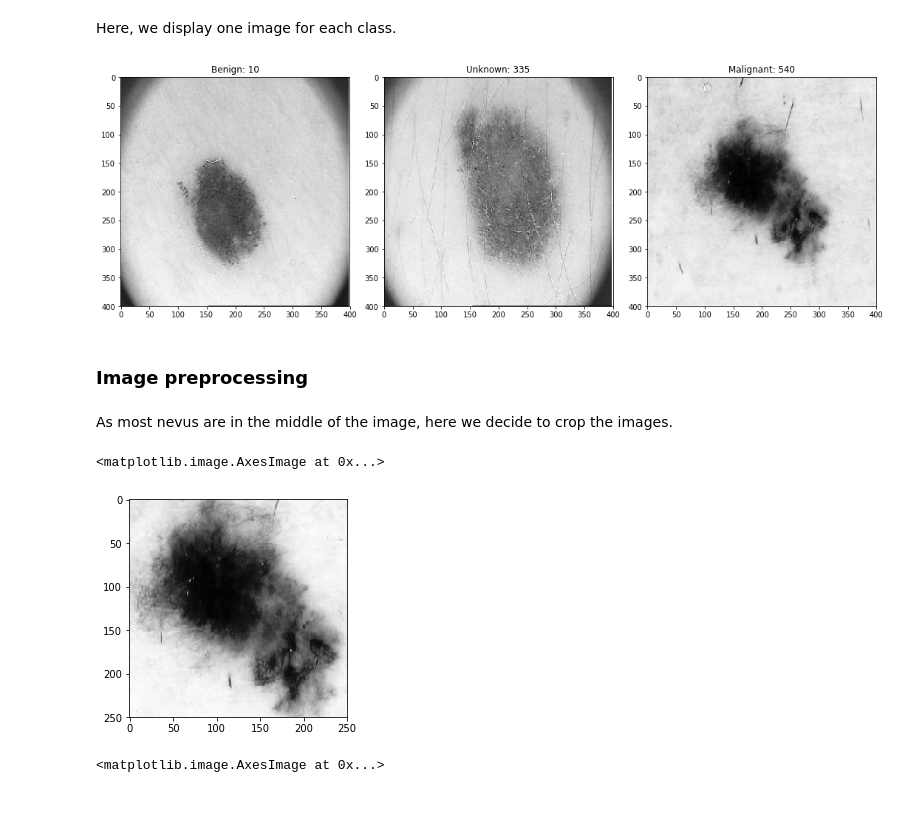
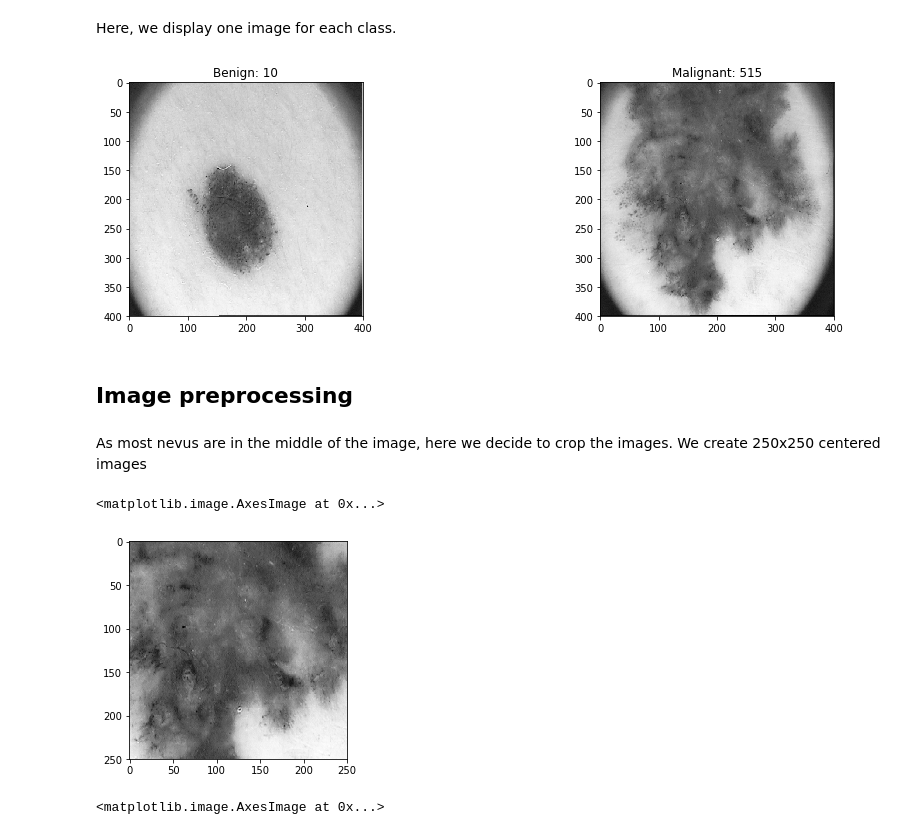
Before and after one commit to jeanbabs/Melanoma_detection, a Jupyter notebook: jean.ipynb, the cells around one changed output. Drawn from its saved outputs; the diff is of its cells as text; code cells hidden in the pictures; blank space fills up the shorter version.

```diff
--- a/jean.ipynb
+++ b/jean.ipynb
@@ -4,7 +4,7 @@ import numpy as np
 # %% [markdown]
 ### The input data
 # %%
-X_train = np.load('data/Data_train/data_train.npy', mmap_mode='r')
+X_train = np.load('data/data_train/data_train.npy', mmap_mode='r')
 
 print("The training data is made of {} images of {}x{} pixels".format(
     *X_train.shape))
@@ -42,7 +41,7 @@ The labels consist of a `pandas.DataFrame` containing for each row :
 # %%
 df['label'].value_counts().sort_index().plot.bar(figsize=(12, 6))
 
-labels = ['Benign','Unknown','Malignant']
+labels = ['Benign','Malignant']
 
 labels_count_df = df.groupby(['label']).agg('count').reset_index()
 labels_count_df['name'] = pd.Series(data=labels)
@@ -81,22 +80,22 @@ However, these data are not provided for the current challenge. But the age and
 # %% [markdown]
 Here, we display one image for each class.
 # %%
-idx_list = [10, 335, 540]
+idx_list = [10, 515]
 # %%
 import matplotlib.pyplot as plt
 %matplotlib inline
 # %%
-fig, axes = plt.subplots(ncols=3, figsize=(15, 5))
+fig, axes = plt.subplots(ncols=2, figsize=(15, 4))
 for i, idx in enumerate(idx_list):
     axes[i].imshow(X_train[idx], cmap='Greys_r')
     axes[i].set_title(labels[i] + ': %d' % idx)
 fig.tight_layout()
 # %% [output]
-[figure, old version]
+[figure, new version]
 # %% [markdown]
-### Image preprocessing
+## Image preprocessing
 # %% [markdown]
-As most nevus are in the middle of the image, here we decide to crop the images.
+As most nevus are in the middle of the image, here we decide to crop the images. We create 250x250 centered images
 # %%
 def crop_center(img,cropx,cropy):
     y,x = img.shape
@@ -104,11 +103,11 @@ def crop_center(img,cropx,cropy):
     starty = y//2-(cropy//2)
     return img[starty:starty+cropy,startx:startx+cropx]
 # %%
-croped_melanoma = crop_center(X_train[540], 250, 250)
+croped_melanoma = crop_center(X_train[515], 250, 250)
 plt.imshow(croped_melanoma, cmap='Greys_r')
 # %% [output]
 <matplotlib.image.AxesImage at 0x...>
-[figure, old version]
+[figure, new version]
 # %%
 croped_nevus = crop_center(X_train[10], 250, 250)
 plt.imshow(croped_nevus, cmap='Greys_r')
```
Also changed, not shown: parts of 9 cells of this notebook.
